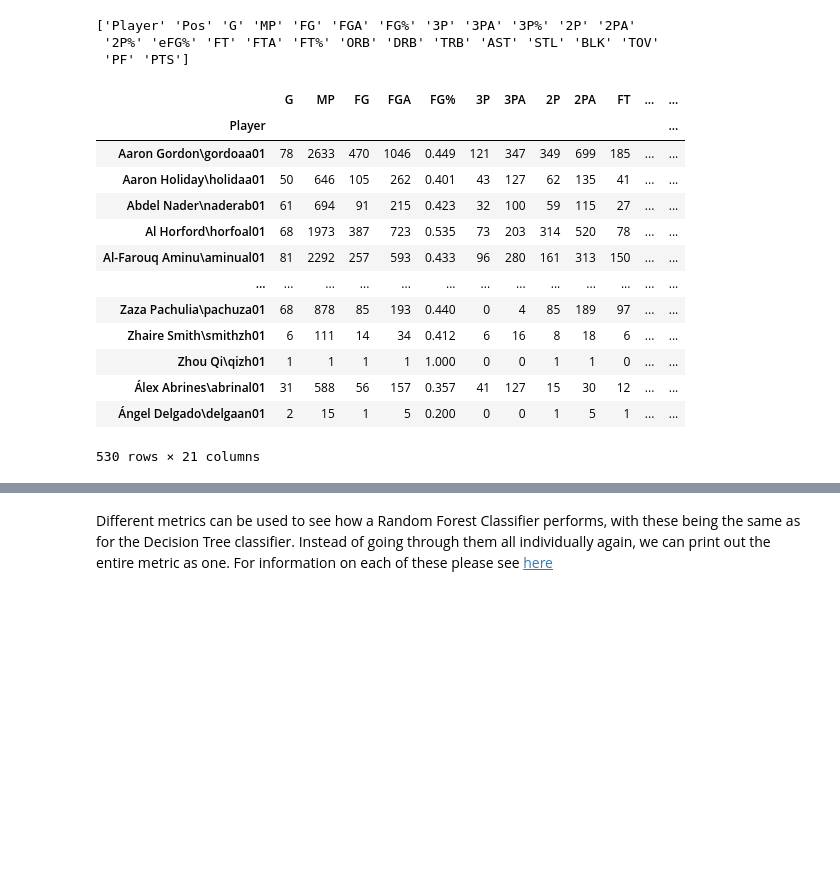
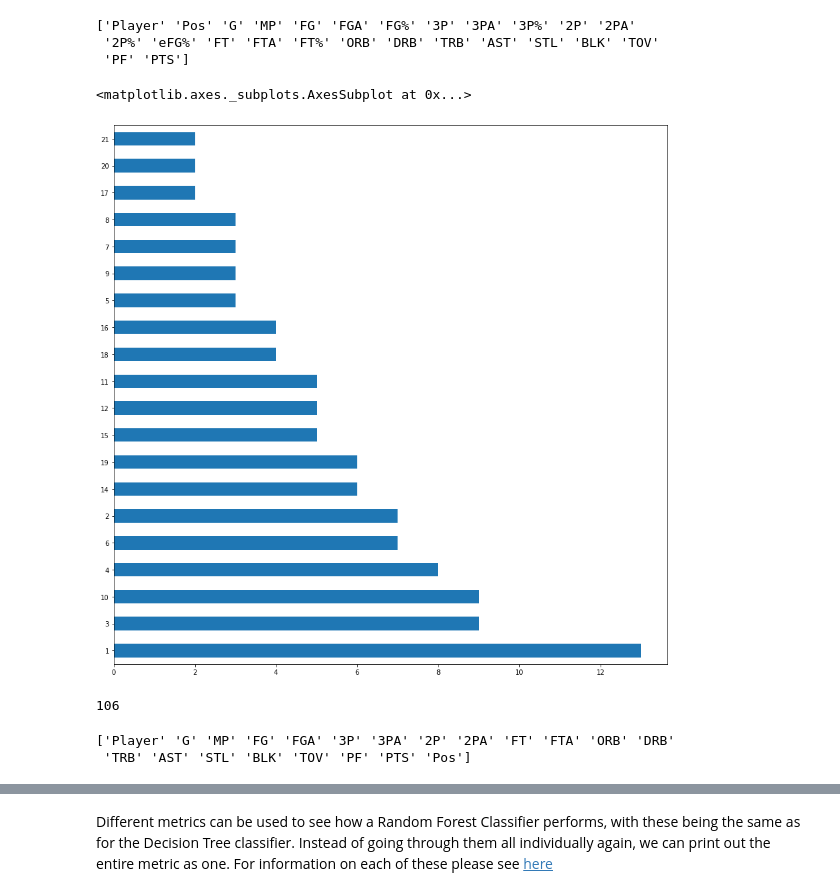
Before and after one commit to UCL-DSS/random-forest-workshop, a Jupyter notebook: Workshop.ipynb, the cells around one changed output, grey strips where cells are left out. Cells and saved outputs as stored; diff of their text form; code cells hidden in the pictures; blank space fills up the shorter version.

```diff
--- a/Workshop.ipynb
+++ b/Workshop.ipynb
@@ -63,23 +99,27 @@ print(NBA.columns.values)
 NBA.drop(columns = ["3P%", "2P%", "FT%", "eFG%", "FG%"], inplace = True)
 # %%
 not_sum = ["Player", "Pos"]
-agg_fun = {x: "sum" for x in [y for y in list(NBA.columns.values) if y not in not_sum]}.rest_index=True
+agg_fun = {x: "sum" for x in [y for y in list(NBA.columns.values) if y not in not_sum]}
 agg_fun["Pos"] = "first"
 
 
-NBA.groupby(["Player"]).agg(agg_fun)
+NBA = NBA.groupby(["Player"]).agg(agg_fun).reset_index()
-# %% [output]
-|  | G | MP | FG | FGA | FG% | 3P | 3PA | 2P | 2PA | FT | ... | ... |
-| Player |  |  |  |  |  |  |  |  |  |  |  | ... |
-| Aaron Gordon\gordoaa01 | 78 | 2633 | 470 | 1046 | 0.449 | 121 | 347 | 349 | 699 | 185 | ... | ... |
-| Aaron Holiday\holidaa01 | 50 | 646 | 105 | 262 | 0.401 | 43 | 127 | 62 | 135 | 41 | ... | ... |
-| Abdel Nader\naderab01 | 61 | 694 | 91 | 215 | 0.423 | 32 | 100 | 59 | 115 | 27 | ... | ... |
-| Al Horford\horfoal01 | 68 | 1973 | 387 | 723 | 0.535 | 73 | 203 | 314 | 520 | 78 | ... | ... |
-| Al-Farouq Aminu\aminual01 | 81 | 2292 | 257 | 593 | 0.433 | 96 | 280 | 161 | 313 | 150 | ... | ... |
-| ... | ... | ... | ... | ... | ... | ... | ... | ... | ... | ... | ... | ... |
-| Zaza Pachulia\pachuza01 | 68 | 878 | 85 | 193 | 0.440 | 0 | 4 | 85 | 189 | 97 | ... | ... |
-| Zhaire Smith\smithzh01 | 6 | 111 | 14 | 34 | 0.412 | 6 | 16 | 8 | 18 | 6 | ... | ... |
-| Zhou Qi\qizh01 | 1 | 1 | 1 | 1 | 1.000 | 0 | 0 | 1 | 1 | 0 | ... | ... |
-| Álex Abrines\abrinal01 | 31 | 588 | 56 | 157 | 0.357 | 41 | 127 | 15 | 30 | 12 | ... | ... |
-| Ángel Delgado\delgaan01 | 2 | 15 | 1 | 5 | 0.200 | 0 | 0 | 1 | 5 | 1 | ... | ... |
-530 rows × 21 columns
+# %%
+NBA[NBA.G <= 21].G.value_counts().plot(kind="barh", figsize=(15,15))
+# %% [output]
+<matplotlib.axes._subplots.AxesSubplot at 0x...>
+[figure, added]
+# %%
+count = 0
+half_games = dict(NBA[NBA.G <= 21].G.value_counts())
+for x in half_games.values():
+    count += x
+
+print(count)
+# %% [output]
+106
+# %%
+print(NBA.columns.values)
+# %% [output]
+['Player' 'G' 'MP' 'FG' 'FGA' '3P' '3PA' '2P' '2PA' 'FT' 'FTA' 'ORB' 'DRB'
+ 'TRB' 'AST' 'STL' 'BLK' 'TOV' 'PF' 'PTS' 'Pos']
```
Also changed, not shown: parts of 54 cells of this notebook.
